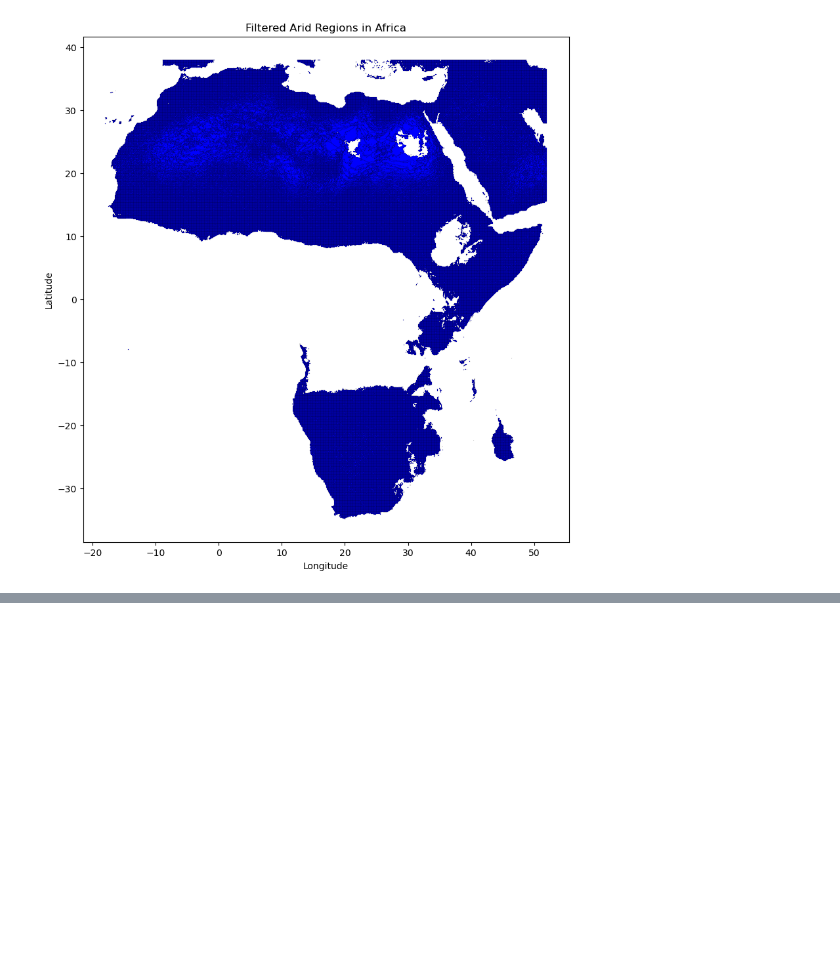
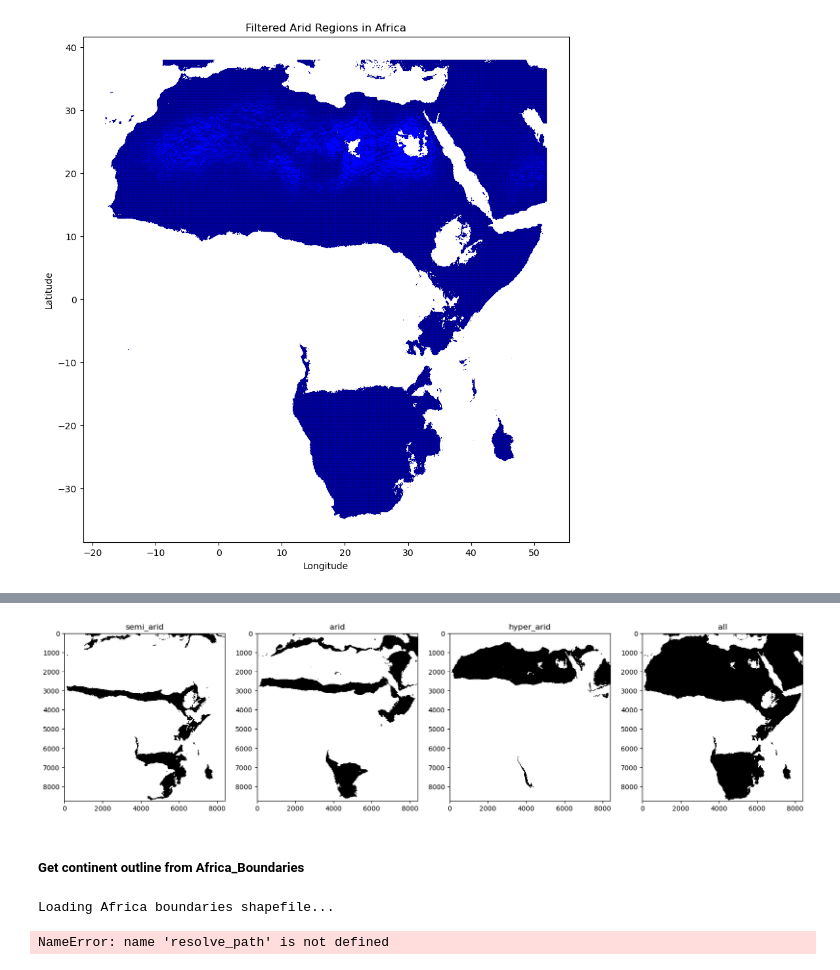
Before and after one commit to rellimylime/Africa_Irrigation, a Jupyter notebook: Code/1_analyze_data/3_Aridity_refinement.ipynb, the cells around one changed output, grey strips where cells are left out. Saved outputs shown, nothing was run; the diff lists cells and outputs as text; code cells hidden in the pictures; blank space fills up the shorter version.

```diff
--- a/Code/1_analyze_data/3_Aridity_refinement.ipynb
+++ b/Code/1_analyze_data/3_Aridity_refinement.ipynb
@@ -160,0 +207,44 @@ plt.show()
+# %%
+from matplotlib.colors import ListedColormap, BoundaryNorm
+
+cmap = ListedColormap(['white', 'black'])
+norm = BoundaryNorm([0, 0.5, 1], cmap.N)
+
+# Plot masks
+fig, axes = plt.subplots(1, 4, figsize=(20, 5))
+for i, (key, mask) in enumerate(masks.items()):
+    masked_array = np.ma.masked_invalid(mask)
+    axes[i].imshow(masked_array, cmap=cmap, norm=norm)
+    axes[i].set_title(key)
+plt.show()
+# %% [output]
+[figure, added]
+# %% [markdown]
+##### Get continent outline from Africa_Boundaries
+# %%
+# Load the Africa boundaries shapefile
+print("Loading Africa boundaries shapefile...")
+africa_boundaries_path = resolve_path(config['Africa_boundaries_shp_path'])
+africa_gdf = gpd.read_file(africa_boundaries_path)
+
+# Add a dummy column for dissolving
+print("Adding dummy column for dissolving...")
+africa_gdf['continent'] = 'Africa'
+
+# Dissolve the boundaries to get a single outline for the continent
+print("Dissolving boundaries to get single outline of the continent...")
+africa_continent = africa_gdf.dissolve(by='continent')
+
+# Set the CRS of the dissolved outline to EPSG:4326
+print("Setting CRS for dissolved outline...")
+africa_continent.set_crs(epsg=4326, inplace=True)
+
+# Plot the continent outline to verify
+print("Plotting the continent outline to verify...")
+africa_continent.plot()
+plt.title('Outline of the African Continent')
+plt.show()
+print(africa_continent.head())
+# %% [output]
+Loading Africa boundaries shapefile...
+NameError: name 'resolve_path' is not defined
```
Also changed, not shown: parts of 9 cells of this notebook.
